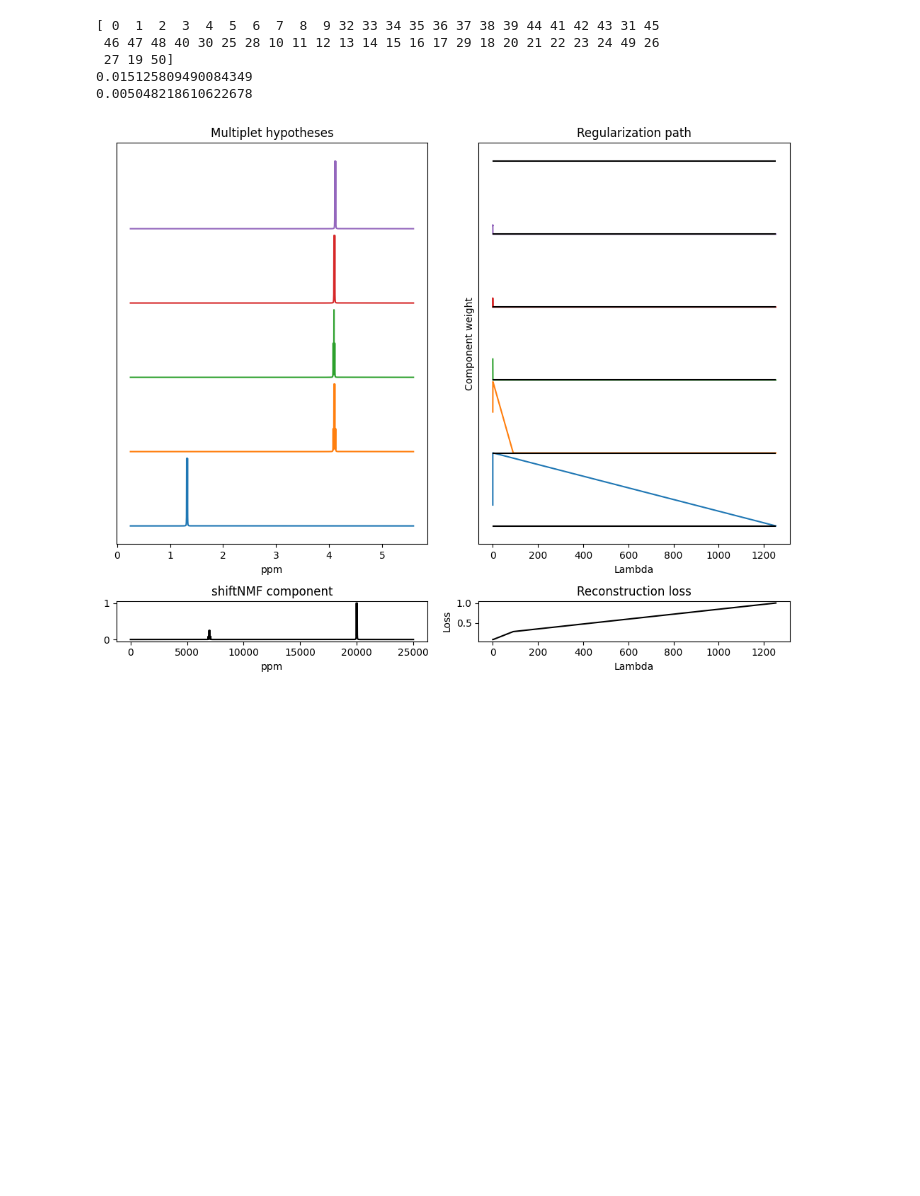
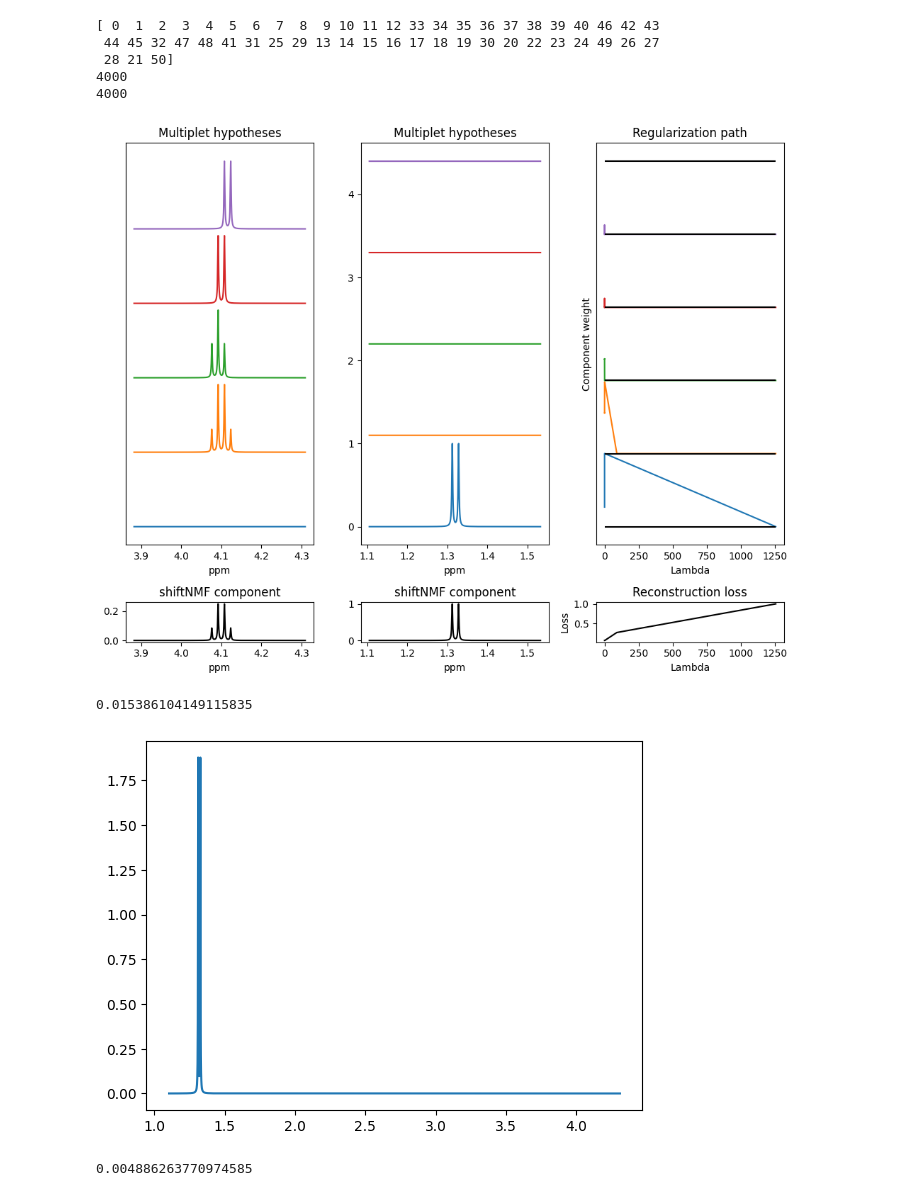
Before and after one commit to LucasEmcken/Bachelorprojekt, a Jupyter notebook: lactid_acid.ipynb, the cells around one changed output. Saved outputs shown, nothing was run; the diff lists cells and outputs as text; code cells hidden in the pictures; blank space fills up the shorter version.

```diff
--- a/lactid_acid.ipynb
+++ b/lactid_acid.ipynb
@@ -26,7 +26,7 @@ means, sigmas, n = single_fit(X, min_height=0.05, min_sigma=1, lr=10 , plot=True
 #diff_matrix = calc_difference_matrix(sigmas)
 diff_matrix = calc_difference_matrix(np.ones((len(sigmas))))
 hypothesis = peak_hypothesis(diff_matrix, cutoff=10/100)
-hardmodel = Hard_Model(X, hypothesis, means, sigmas, n, lr=10, alpha = 1e-3, factor=1, patience=1, min_imp=0.01)
+hardmodel = Hard_Model(X, hypothesis, means, sigmas, n)
 
 W, C, running_loss, path, lambdas, loss = hardmodel.fit(verbose=True, return_loss=True)
 means, sigma, j_coup, mult, n, w = hardmodel.return_values()
@@ -89,10 +88,12 @@ W
 [figure]
+# %%
+C_copy = C
 # %%
-
-
+C = C_copy
+ppm = data[:,0]
 fig = plt.figure(figsize=(10, 8))
 # Create a gridspec object with 2 rows and 3 columns
-gs = gridspec.GridSpec(2, 2, width_ratios=[1, 1], height_ratios=[10,1])
+gs = gridspec.GridSpec(2, 3, width_ratios=[1, 1, 1], height_ratios=[10,1])
 
 # Plot H and H_est
 ax1 = plt.subplot(gs[0])
@@ -101,8 +102,15 @@ ax1.set_title('Multiplet hypotheses')
 
 ax1.set_xlabel("ppm")
 
+ax1b = plt.subplot(gs[1])
+# plotSpaced(ax1, np.arange(H_est.shape[1]), H_est.T)
+ax1b.set_title('Multiplet hypotheses')
 
-ax2 = plt.subplot(gs[1])
+ax1b.set_xlabel("ppm")
+ax1b.get_yaxis().set_visible(False)
+
+
+ax2 = plt.subplot(gs[2])
 ax2.set_title('Regularization path')
 ax2.set_xlabel("Lambda")
 ax2.set_ylabel("Component weight")
@@ -110,13 +118,19 @@ ax2.set_ylabel("Component weight")
 ax1.tick_params(left = False, labelleft = False)
 ax2.tick_params(left = False, labelleft = False)
 
-ax3 = plt.subplot(gs[2])
+ax3 = plt.subplot(gs[3])
 # plotSpaced(ax1, np.arange(H_est.shape[1]), H_est.T)
 ax3.set_title('shiftNMF component')
-ax3.plot(X/max(X), color="k")
+ax3.plot(ppm[6000:8000],(X/max(X))[6000:8000], color="k")
 ax3.set_xlabel("ppm")
 
-ax4 = plt.subplot(gs[3])
+ax3b = plt.subplot(gs[4])
+# plotSpaced(ax1, np.arange(H_est.shape[1]), H_est.T)
+ax3b.set_title('shiftNMF component')
+ax3b.plot(ppm[19000:21000],(X/max(X))[19000:21000], color="k")
+ax3b.set_xlabel("ppm")
+
+ax4 = plt.subplot(gs[5])
 # plotSpaced(ax1, np.arange(H_est.shape[1]), H_est.T)
 ax4.set_title('Reconstruction loss')
 ax4.plot(lambdas, loss, color="k")
@@ -125,42 +139,54 @@ ax4.set_ylabel("Loss")
 
 
 sort_indices = np.argsort([np.trapz(p,lambdas) for p in path])
 print(sort_indices)
 path = path[sort_indices]
 C = C[sort_indices]
 
+C_sub1 = C[:,6000:8000]
+C_sub2 = C[:,19000:21000]
+C = np.concatenate((C_sub1,C_sub2),axis=1)
+
+ppm_sub1 = ppm[6000:8000]
+ppm_sub2 = ppm[19000:21000]
+ppm = np.concatenate((ppm_sub1,ppm_sub2))
+print(len(ppm))
+print(len(C[0]))
 ymax = 1.1
 yoffset = ymax
 t = 0
 
 nr_of_components = 5
 
 for j in range(nr_of_components):
-        ax1.plot(ppm,C[j]/max(C[j])+yoffset*t)
+        ax1.plot(ppm_sub1,C_sub1[j]/max(C[j])+yoffset*t)
+        ax1b.plot(ppm_sub2,C_sub2[j]/max(C[j])+yoffset*t)
         t += 1
 
 
 ymax = path.max()
 yoffset = ymax
 t = 0
 for j in range(nr_of_components):
         ax2.plot(lambdas,path[j]+yoffset*t)
         ax2.hlines(yoffset*t,lambdas[-1],lambdas[0], color="k")
         t +=1
 ax2.hlines(yoffset*t,lambdas[-1],lambdas[0], color="k")
+plt.tight_layout()
+plt.show()
 print(np.trapz(ppm, C[0]))
-plt.plot(C[0])
+plt.plot(ppm,C[0])
 plt.show()
 print(np.trapz(ppm, C[1]))
-plt.plot(C[1])
+plt.plot(ppm,C[1])
 plt.show()
-
-plt.tight_layout()
-plt.show()
 # %% [output]
-[ 0  1  2  3  4  5  6  7  8  9 32 33 34 35 36 37 38 39 44 41 42 43 31 45
- 46 47 48 40 30 25 28 10 11 12 13 14 15 16 17 29 18 20 21 22 23 24 49 26
- 27 19 50]
-0.015125809490084349
-0.005048218610622678
+[ 0  1  2  3  4  5  6  7  8  9 10 11 12 33 34 35 36 37 38 39 40 46 42 43
+ 44 45 32 47 48 41 31 25 29 13 14 15 16 17 18 19 30 20 22 23 24 49 26 27
+ 28 21 50]
+4000
+4000
-[figure, old version]
+[figure, new version]
+0.015386104149115835
+[figure, added]
+0.004886263770974585
```
Also changed, not shown: parts of 2 cells of this notebook, 2 other files.
